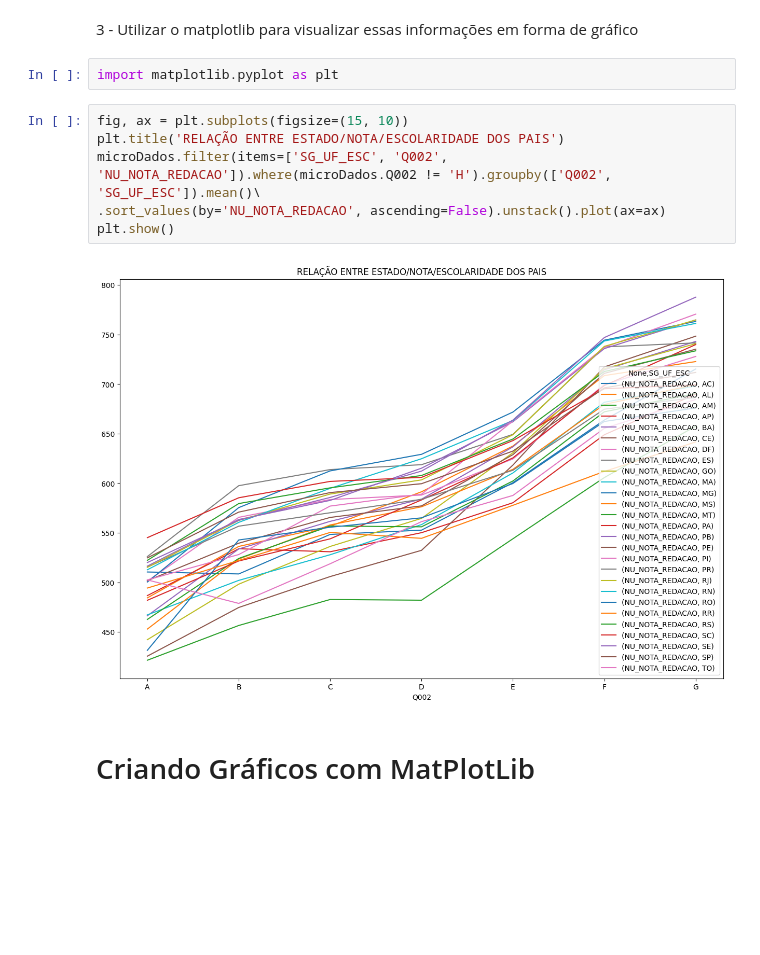
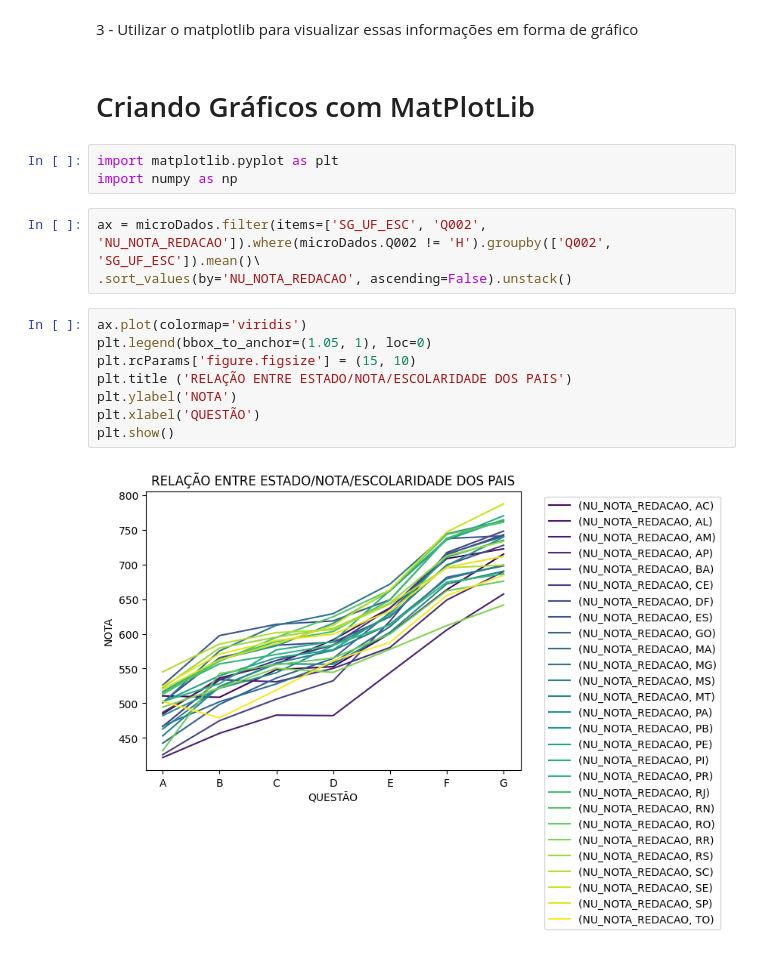
Before and after one commit to Jessesantoz/DadosEnem2022, a Jupyter notebook: Dados_Enem.ipynb, the cells around one changed output. Saved outputs shown, nothing was run; the diff lists cells and outputs as text; blank space fills up the shorter version.

```diff
--- a/Dados_Enem.ipynb
+++ b/Dados_Enem.ipynb
@@ -238,15 +239,21 @@ respostas002Estados
 216 rows × 1 columns
 # %% [markdown]
 3 - Utilizar o matplotlib para visualizar essas informações em forma de gráfico
-# %%
-import matplotlib.pyplot as plt
-# %%
-fig, ax = plt.subplots(figsize=(15, 10))
-plt.title('RELAÇÃO ENTRE ESTADO/NOTA/ESCOLARIDADE DOS PAIS')
-microDados.filter(items=['SG_UF_ESC', 'Q002', 'NU_NOTA_REDACAO']).where(microDados.Q002 != 'H').groupby(['Q002', 'SG_UF_ESC']).mean()\
-.sort_values(by='NU_NOTA_REDACAO', ascending=False).unstack().plot(ax=ax)
-plt.show()
-# %% [output]
-[figure, removed]
 # %% [markdown]
 # Criando Gráficos com MatPlotLib
+# %%
+import matplotlib.pyplot as plt
+import numpy as np
+# %%
+ax = microDados.filter(items=['SG_UF_ESC', 'Q002', 'NU_NOTA_REDACAO']).where(microDados.Q002 != 'H').groupby(['Q002', 'SG_UF_ESC']).mean()\
+.sort_values(by='NU_NOTA_REDACAO', ascending=False).unstack()
+# %%
+ax.plot(colormap='viridis')
+plt.legend(bbox_to_anchor=(1.05, 1), loc=0)
+plt.rcParams['figure.figsize'] = (15, 10)
+plt.title ('RELAÇÃO ENTRE ESTADO/NOTA/ESCOLARIDADE DOS PAIS')
+plt.ylabel('NOTA')
+plt.xlabel('QUESTÃO')
+plt.show()
+# %% [output]
+[figure, added]
```
Also changed, not shown: parts of 14 cells of this notebook.
